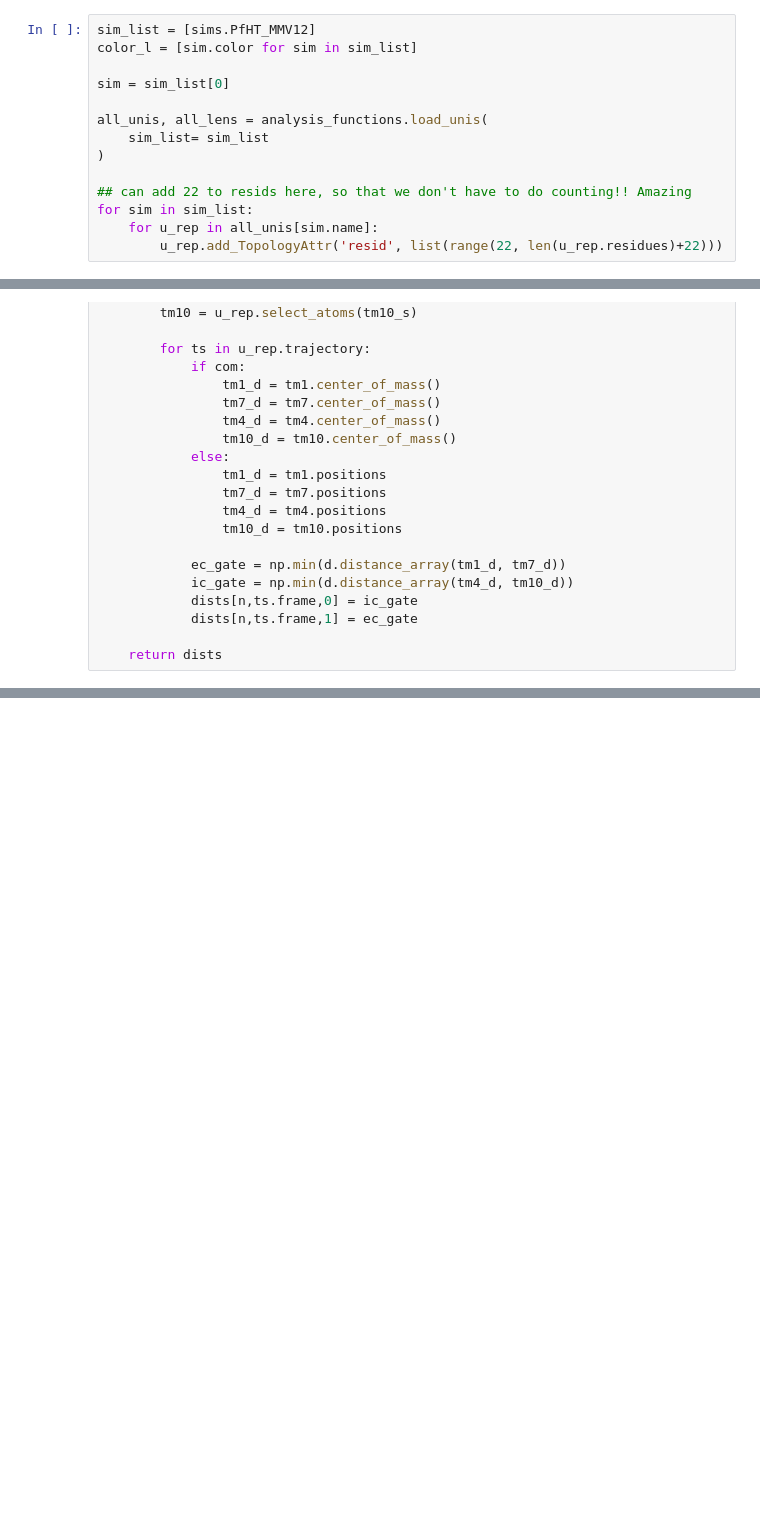
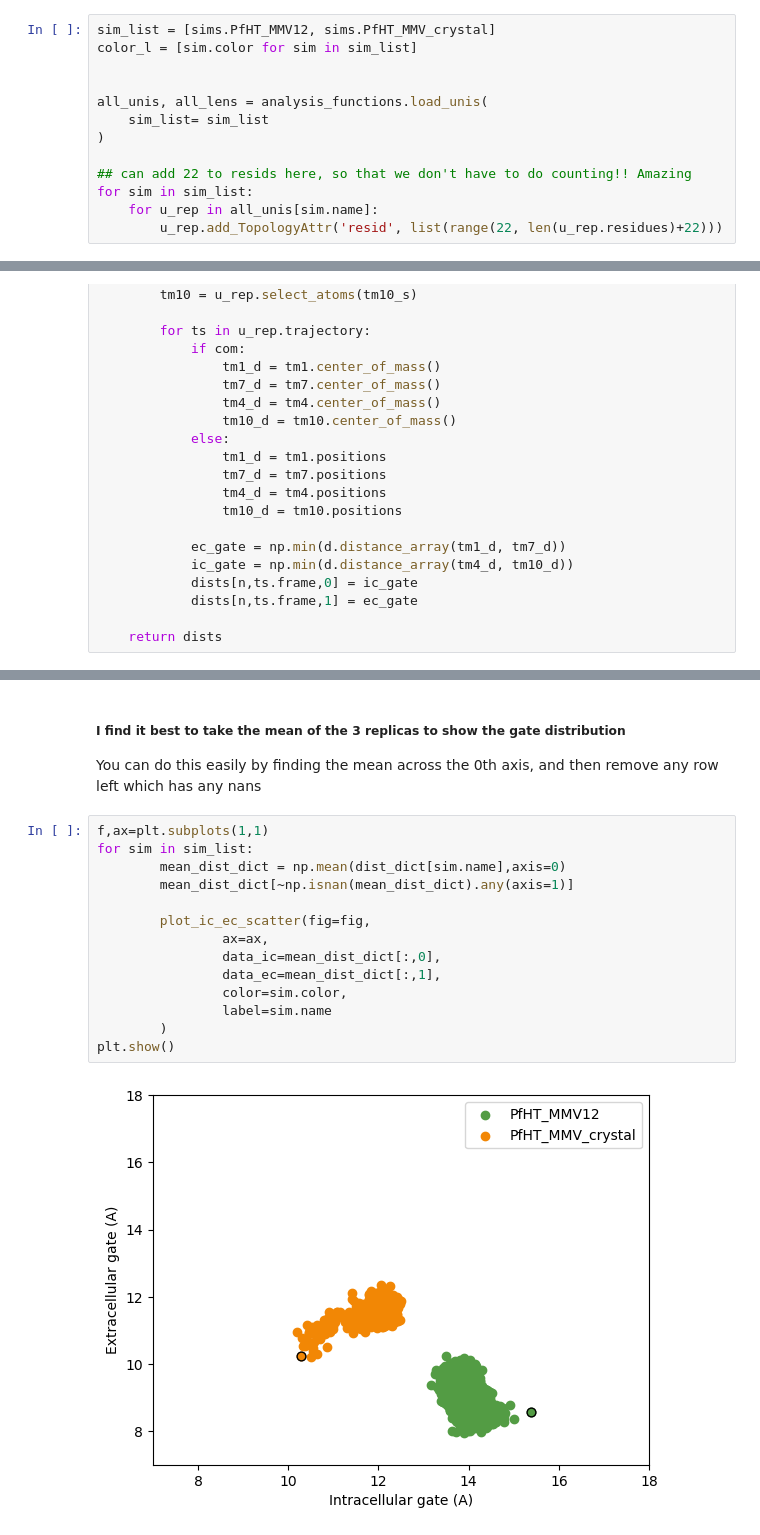
Before and after one commit to semccomas/PfHT_MMV, a Jupyter notebook: conformation_analysis/gate_space.ipynb, the cells around one changed output, grey strips where cells are left out. Cells and saved outputs as stored; diff of their text form; blank space fills up the shorter version.

```diff
--- a/conformation_analysis/gate_space.ipynb
+++ b/conformation_analysis/gate_space.ipynb
@@ -15,8 +17,7 @@ from src.figure_parameters import figure_rc_params
 # %%
-sim_list = [sims.PfHT_MMV12]
+sim_list = [sims.PfHT_MMV12, sims.PfHT_MMV_crystal]
 color_l = [sim.color for sim in sim_list]
 
-sim = sim_list[0]
 
 all_unis, all_lens = analysis_functions.load_unis(
     sim_list= sim_list
@@ -85,0 +185,19 @@ ax.set_ylim(7, 18)
+# %% [markdown]
+##### I find it best to take the mean of the 3 replicas to show the gate distribution
+You can do this easily by finding the mean across the 0th axis, and then remove any row left which has any nans
+# %%
+f,ax=plt.subplots(1,1)
+for sim in sim_list:
+        mean_dist_dict = np.mean(dist_dict[sim.name],axis=0)
+        mean_dist_dict[~np.isnan(mean_dist_dict).any(axis=1)]
+
+        plot_ic_ec_scatter(fig=fig,
+                ax=ax,
+                data_ic=mean_dist_dict[:,0],
+                data_ec=mean_dist_dict[:,1],
+                color=sim.color,
+                label=sim.name
+        )
+plt.show()
+# %% [output]
+[figure, added]
```
Also changed, not shown: parts of 14 cells of this notebook.
